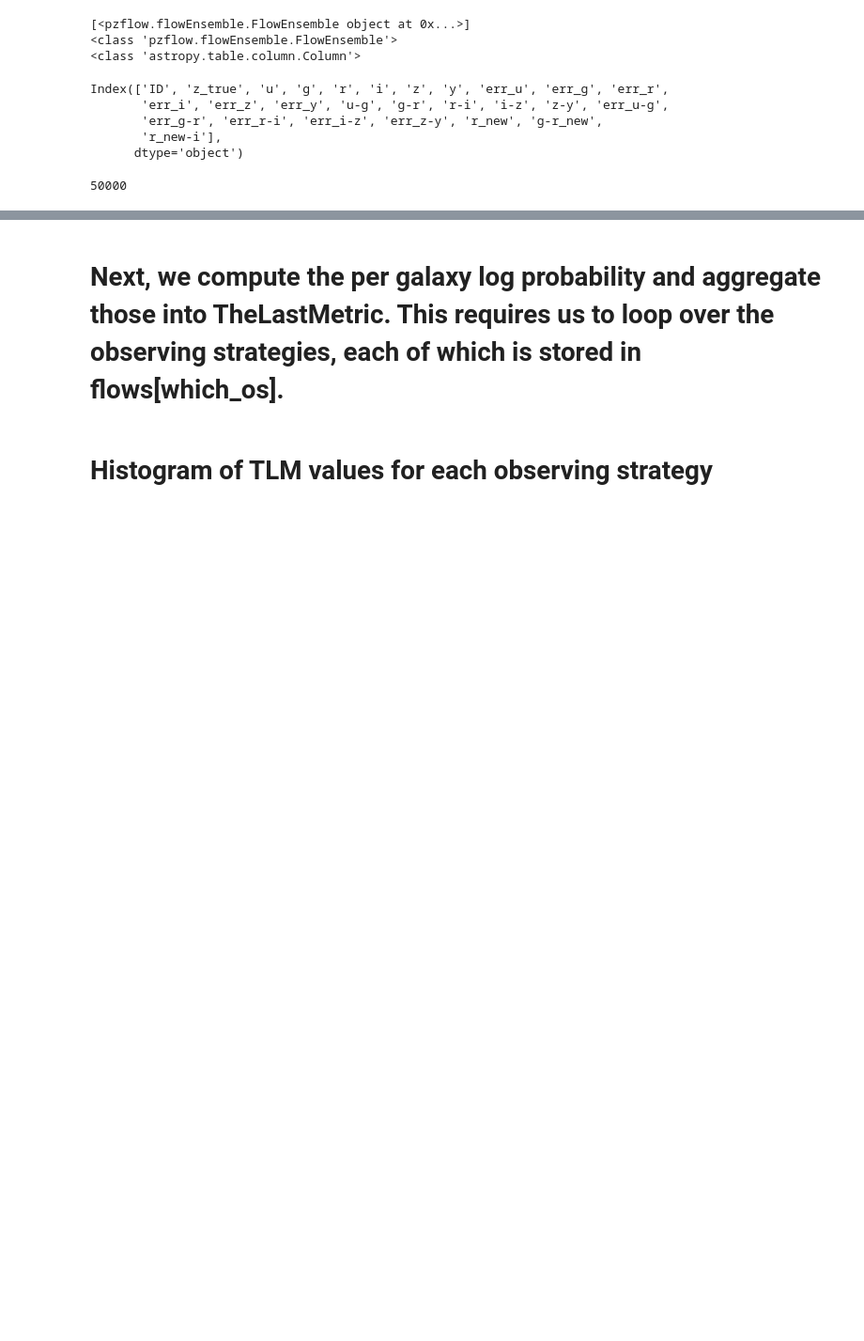
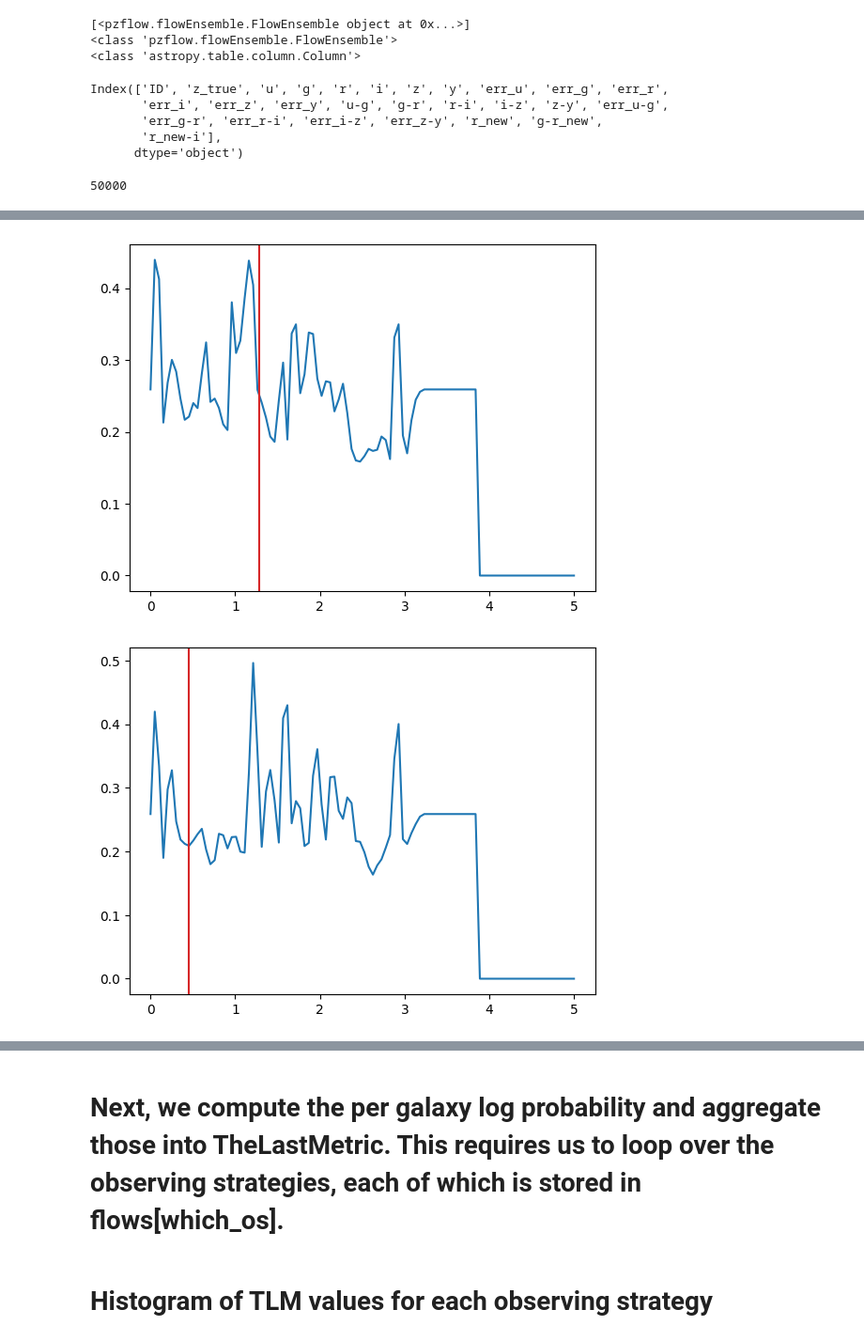
Before and after one commit to Rachel-0420/TLM-Continuous-Data, a Jupyter notebook: Example_TLM.ipynb, the cells around one changed output, grey strips where cells are left out. Shown at 94% size. Cells and saved outputs as stored; diff of their text form; code cells hidden in the pictures; blank space fills up the shorter version.

```diff
--- a/Example_TLM.ipynb
+++ b/Example_TLM.ipynb
@@ -678,3 +678,16 @@ pdfs = ensembles['9_86_y10'].posterior(phot_cats_pandas, column='r_new', grid =
 print(len(pdfs))
 # %% [output]
 50000
+# %%
+# First 8 r_new posterior plots plotted separately
+
+for i in range(8):
+  plt.plot(grids, pdfs[i], label="Redshift posterior")
+
+  ztrue = phot_cats_pandas["z_true"][i]
+  plt.axvline(ztrue, c="C3", label="True redshift")
+
+  xlabel="redshift"
+
+  plt.show()
+# %% [output]
@@ -680,0 +696,2 @@ print(len(pdfs))
+[figure, added]
+[figure, added]
```
Also changed, not shown: parts of 2 cells of this notebook.
